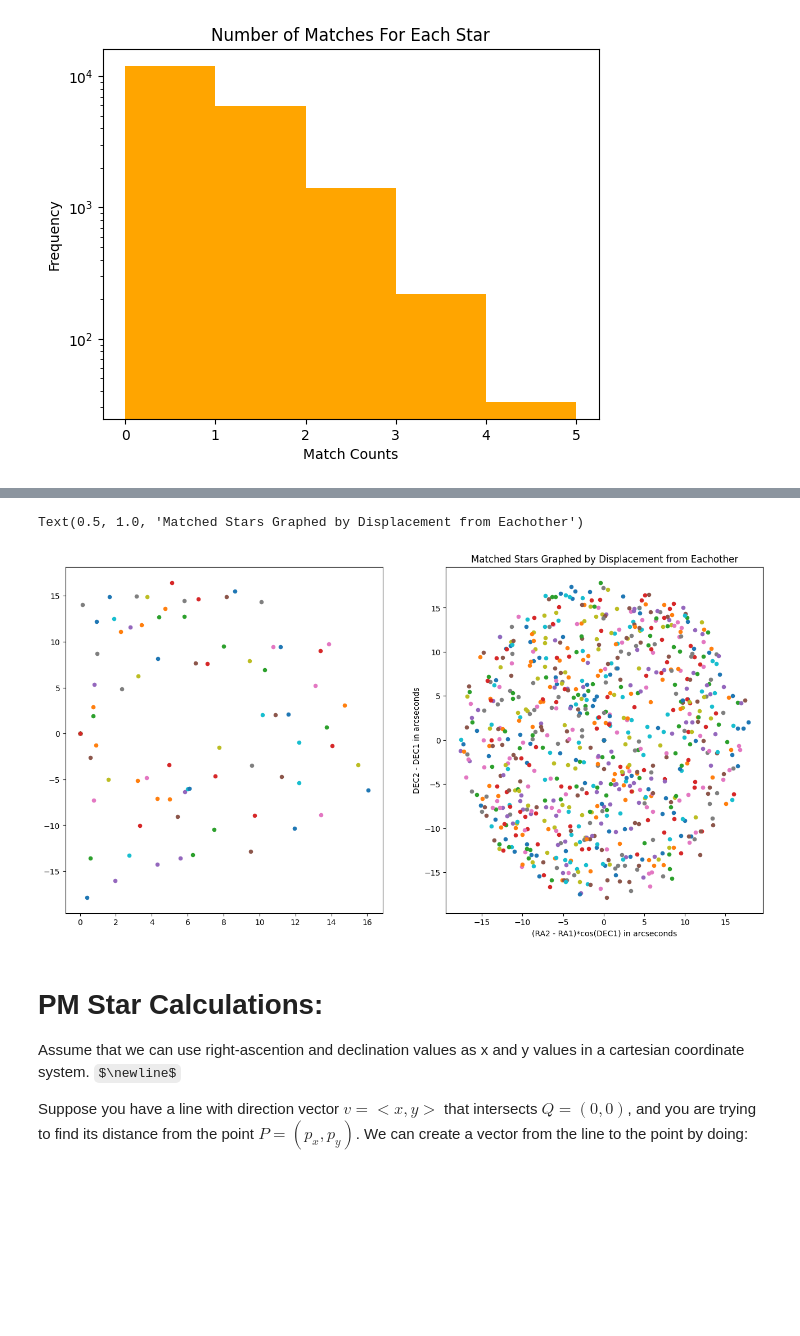
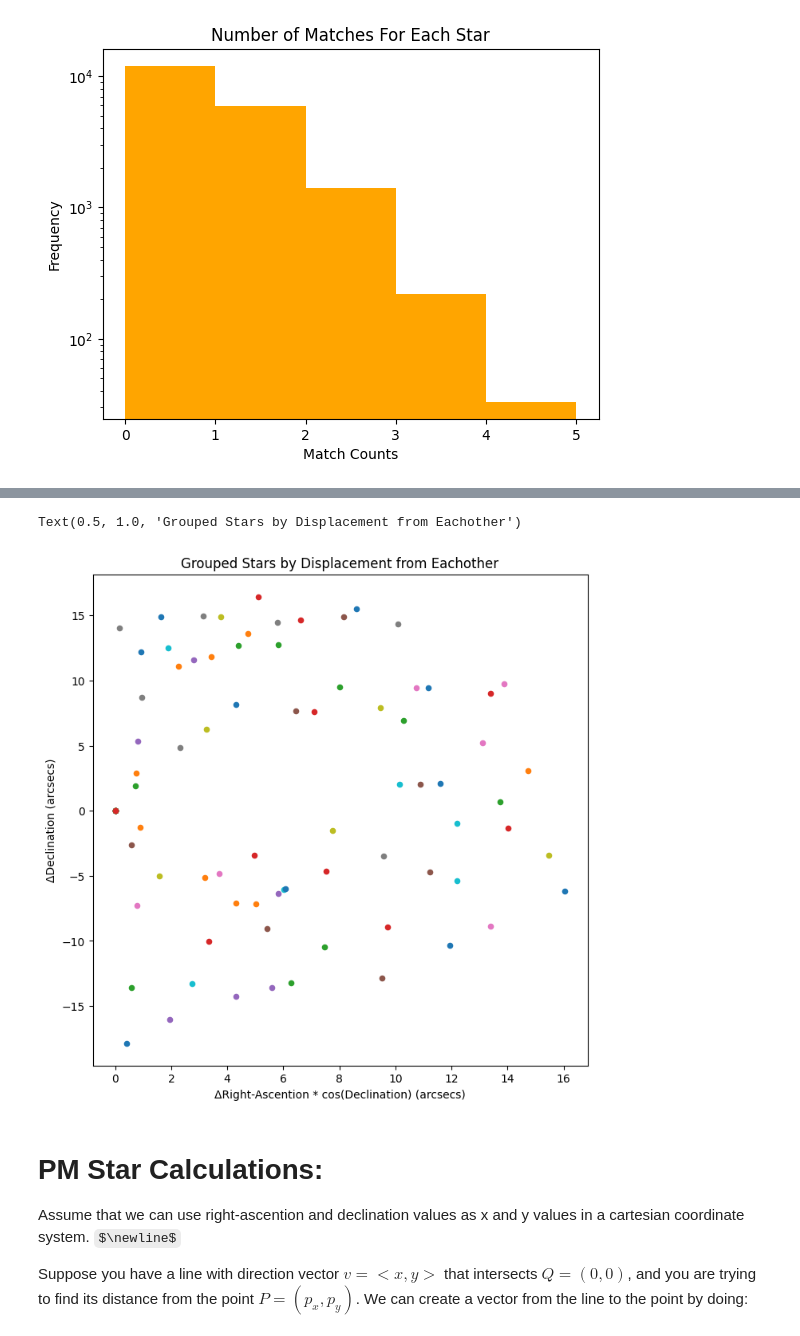
Before and after one commit to JoaoDPassos/brown-dwarf-search, a Jupyter notebook: CrossMatchFIltering.ipynb, the cells around one changed output, grey strips where cells are left out. Saved outputs shown, nothing was run; the diff lists cells and outputs as text; code cells hidden in the pictures; some formulas as TeX source; blank space fills up the shorter version.

```diff
--- a/CrossMatchFIltering.ipynb
+++ b/CrossMatchFIltering.ipynb
@@ -63,40 +82,34 @@ plt.yscale('log')
 # %%
 df['counts'] = counts
-four_or_more_matches = df.query('counts >= 3')
 
-seen = set()
+#filter for groups of 4 or more (3 + 1 to account for reference star)
+three_or_more_matches = df.query('counts >= 3')
 
-
-plt.figure(figsize=(16, 8))
+plt.figure(figsize=(8, 8))
 #Loop through groups of matched stars
-for _hipscat_index, group in four_or_more_matches.groupby('_hipscat_index'):
+for _hipscat_index, group in three_or_more_matches.groupby('_hipscat_index'):
     #origin point
     ra1, dec1 = group.iloc[0][["RA_1", "DEC_1"]]
 
     #array of matched points
     ra2, dec2 = group[["RA_2", "DEC_2"]].to_numpy().T
 
     #perform delta RA, DEC calculations
     x = (ra2 - ra1) * np.cos(np.radians(dec1)) * 3600
     y = (dec2 - dec1) * 3600
-    #print('origin:',_hipscat_index,' group:', group,' min(group):', min(group.index))
-    if ra1 == min(ra2):
-        plt.subplot(1,2,1)
+
+    if (ra1 == min(ra2)):
         plt.scatter(x, y, s=20)
-        seen.add(_hipscat_index)
-    plt.subplot(1,2,2)
-    plt.scatter(x,y,s=20)
 
-plt.xlabel('(RA2 - RA1)*cos(DEC1) in arcseconds')
-plt.ylabel('DEC2 - DEC1 in arcseconds')
-plt.title('Matched Stars Graphed by Displacement from Eachother')
+plt.xlabel('ΔRight-Ascention * cos(Declination) (arcsecs)')
+plt.ylabel('ΔDeclination (arcsecs)')
+plt.title('Grouped Stars by Displacement from Eachother')
 
 
 #color map for different system
-#check if id1 is the same as the min of id2, then graph
 # %% [output]
-Text(0.5, 1.0, 'Matched Stars Graphed by Displacement from Eachother')
+Text(0.5, 1.0, 'Grouped Stars by Displacement from Eachother')
-[figure, old version]
+[figure, new version]
 # %% [markdown]
 # PM Star Calculations:
 
```
Also changed, not shown: parts of 6 cells of this notebook.
